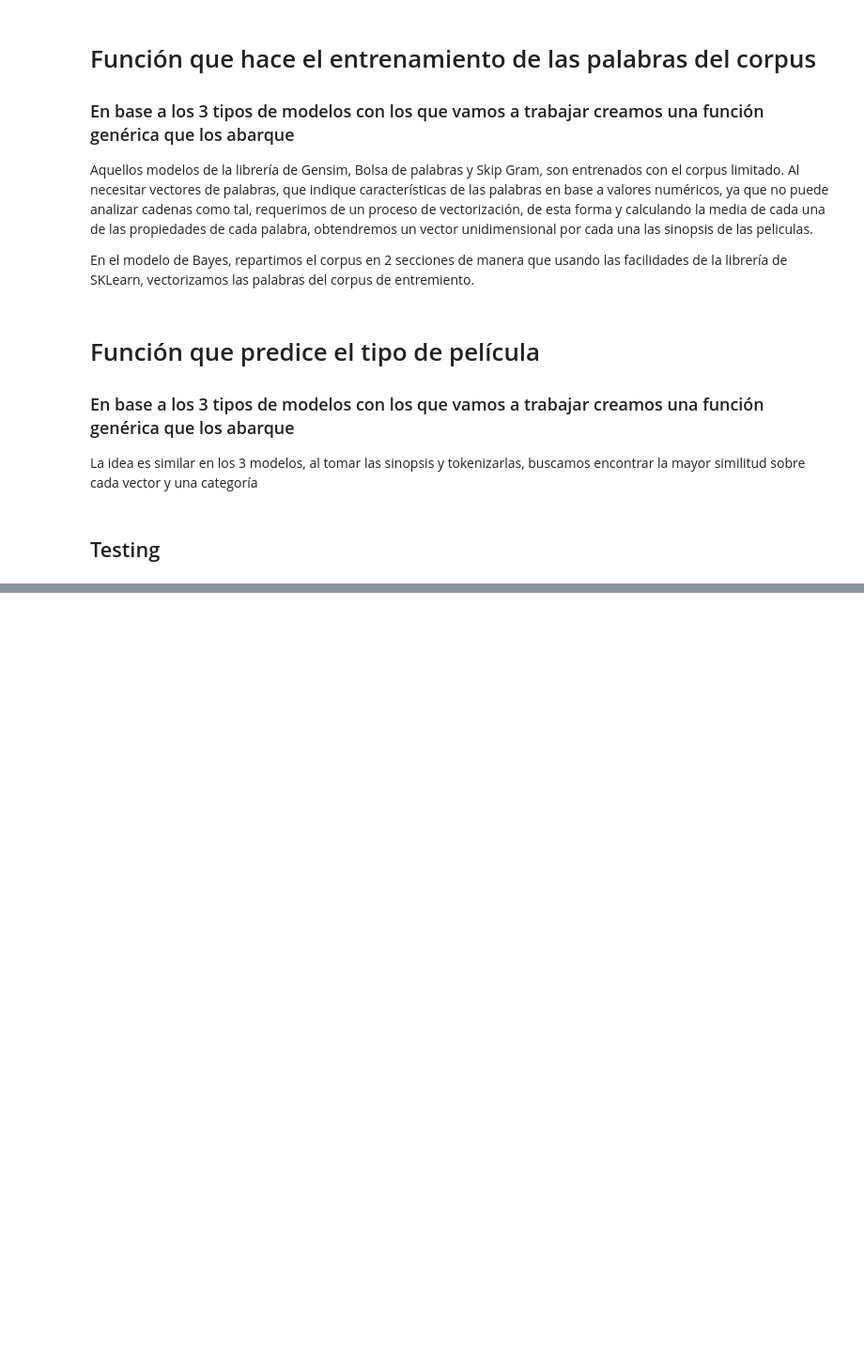
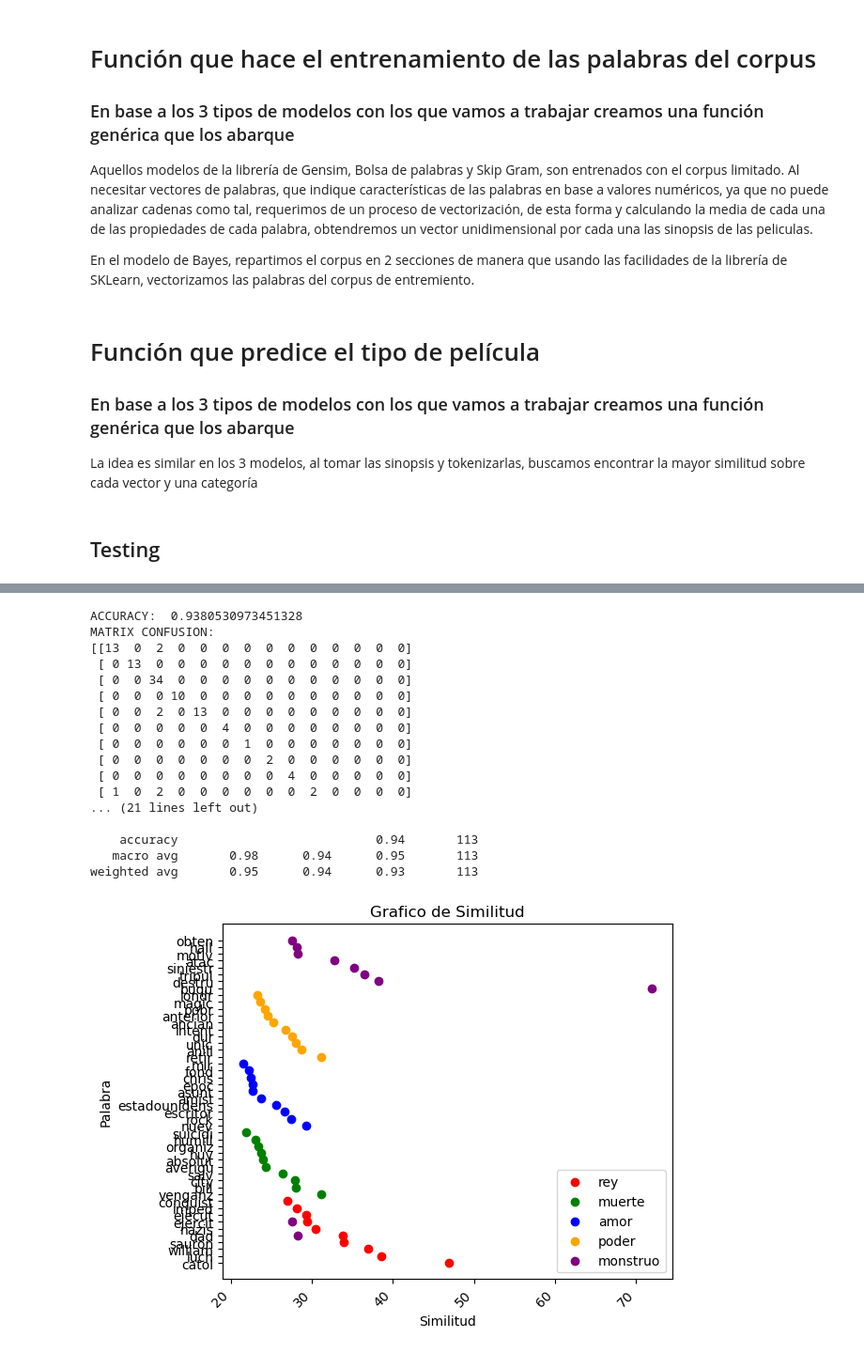
Before and after one commit to Moffinguer/IA-word2vec, a Jupyter notebook: src/trainingModel.ipynb, the cells around one changed output, grey strips where cells are left out. Shown: that part at 94% size. Saved outputs shown, nothing was run; the diff lists cells and outputs as text; code cells hidden in the pictures; blank space fills up the shorter version.

```diff
--- a/src/trainingModel.ipynb
+++ b/src/trainingModel.ipynb
@@ -300,0 +352,33 @@ weighted avg       0.78      0.76      0.76       113
+# %%
+## Bolsa de palabras con RF
+(model, vector, clf) = training(input_file, 'CBOW', 'RF')
+predict(examples, model, vector, clf, 'CBOW', expected_output)
+
+# Gráfico
+data = {
+    'rey': model.wv.most_similar('rey'),
+    'muerte': model.wv.most_similar('muert'),
+    'amor': model.wv.most_similar('amor'),
+    'poder': model.wv.most_similar('pod'),
+    'monstruo': model.wv.most_similar('monstru')
+}
+display_bar_graph(data)
+# %% [output]
+ACCURACY:  0.9380530973451328
+MATRIX CONFUSION:
+[[13  0  2  0  0  0  0  0  0  0  0  0  0  0]
+ [ 0 13  0  0  0  0  0  0  0  0  0  0  0  0]
+ [ 0  0 34  0  0  0  0  0  0  0  0  0  0  0]
+ [ 0  0  0 10  0  0  0  0  0  0  0  0  0  0]
+ [ 0  0  2  0 13  0  0  0  0  0  0  0  0  0]
+ [ 0  0  0  0  0  4  0  0  0  0  0  0  0  0]
+ [ 0  0  0  0  0  0  1  0  0  0  0  0  0  0]
+ [ 0  0  0  0  0  0  0  2  0  0  0  0  0  0]
+ [ 0  0  0  0  0  0  0  0  4  0  0  0  0  0]
+ [ 1  0  2  0  0  0  0  0  0  2  0  0  0  0]
+... (21 lines left out)
+
+    accuracy                           0.94       113
+   macro avg       0.98      0.94      0.95       113
+weighted avg       0.95      0.94      0.93       113
+[figure, added]
```
Also changed, not shown: parts of 11 cells of this notebook, 1 other file.
